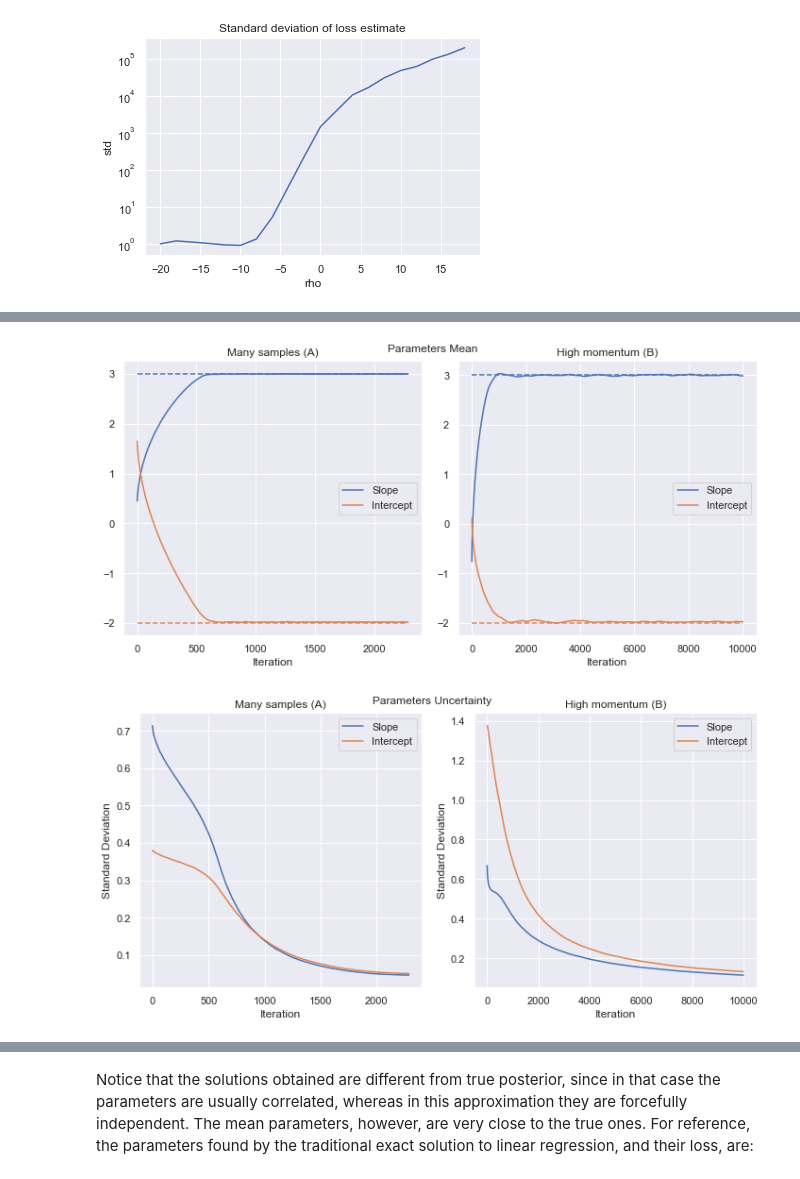
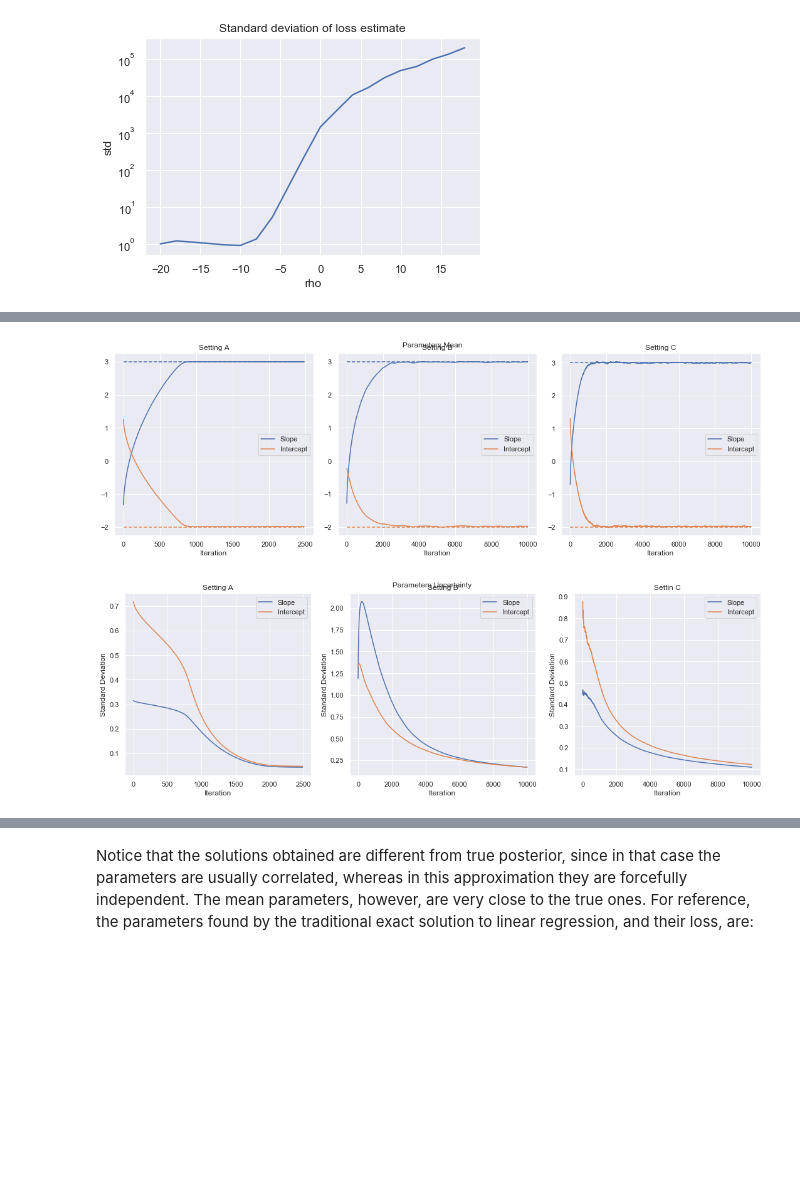
Before and after one commit to e-dorigatti/gaussian_processes, a Jupyter notebook: bayes_by_backprop.ipynb, the cells around one changed output, grey strips where cells are left out. Drawn from its saved outputs; the diff is of its cells as text; code cells hidden in the pictures; blank space fills up the shorter version.

```diff
--- a/bayes_by_backprop.ipynb
+++ b/bayes_by_backprop.ipynb
@@ -385,28 +399,32 @@ Notice the different scale in the y axis!
 # %%
 def plot_parameters_mean(hist):
     plt.plot([x[-1][0] for x in hist], label='Slope', color='C0')
     plt.plot([0, len(hist)], [true_parameters[0], true_parameters[0]], '--', color='C0')
     plt.plot([x[-1][1] for x in hist], label='Intercept', color='C1')
     plt.plot([0, len(hist)], [true_parameters[1], true_parameters[1]], '--', color='C1')
     plt.xlabel('Iteration')
     plt.legend()
 
 
-plt.figure(figsize=(10, 5))
+plt.figure(figsize=(15, 5))
 plt.suptitle('Parameters Mean')
 
-plt.subplot(1, 2, 1)
-plt.title('Many samples (A)')
-plot_parameters_mean(many_samples)
+plt.subplot(1, 3, 1)
+plt.title('Setting A')
+plot_parameters_mean(hist_a)
 
-plt.subplot(1, 2, 2)
-plt.title('High momentum (B)')
-plot_parameters_mean(high_momentum)
+plt.subplot(1, 3, 2)
+plt.title('Setting B')
+plot_parameters_mean(hist_b)
+
+plt.subplot(1, 3, 3)
+plt.title('Setting C')
+plot_parameters_mean(hist_c)
 
 plt.tight_layout()
 plt.show()
 # %% [output]
-[figure, old version]
+[figure, new version]
 # %%
 def plot_parameters_sigma(hist):
     plt.plot([np.log(1 + np.exp(x[-1][2])) for x in hist], label='Slope', color='C0')
@@ -416,21 +434,25 @@ def plot_parameters_sigma(hist):
     plt.xlabel('Iteration')
 
 
-plt.figure(figsize=(10, 5))
+plt.figure(figsize=(15, 5))
 plt.suptitle('Parameters Uncertainty')
 
-plt.subplot(1, 2, 1)
-plt.title('Many samples (A)')
-plot_parameters_sigma(many_samples)
+plt.subplot(1, 3, 1)
+plt.title('Setting A')
+plot_parameters_sigma(hist_a)
 
-plt.subplot(1, 2, 2)
-plt.title('High momentum (B)')
-plot_parameters_sigma(high_momentum)
+plt.subplot(1, 3, 2)
+plt.title('Setting B')
+plot_parameters_sigma(hist_b)
+
+plt.subplot(1, 3, 3)
+plt.title('Settin C')
+plot_parameters_sigma(hist_c)
 
 plt.tight_layout()
 plt.show()
 # %% [output]
-[figure, old version]
+[figure, new version]
 # %% [markdown]
 Observations:
 
```
Also changed, not shown: parts of 10 cells of this notebook.
